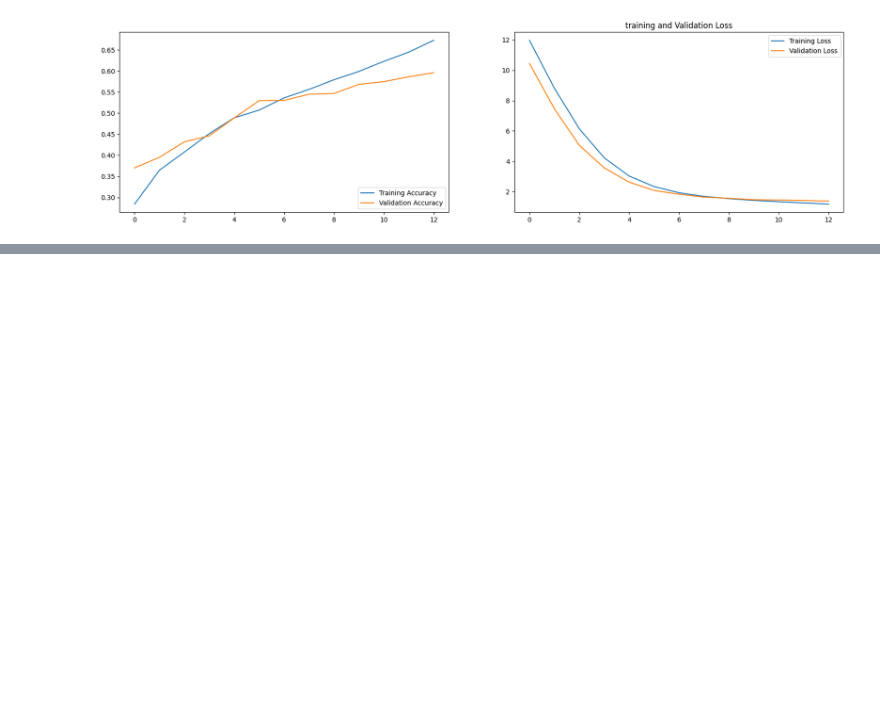
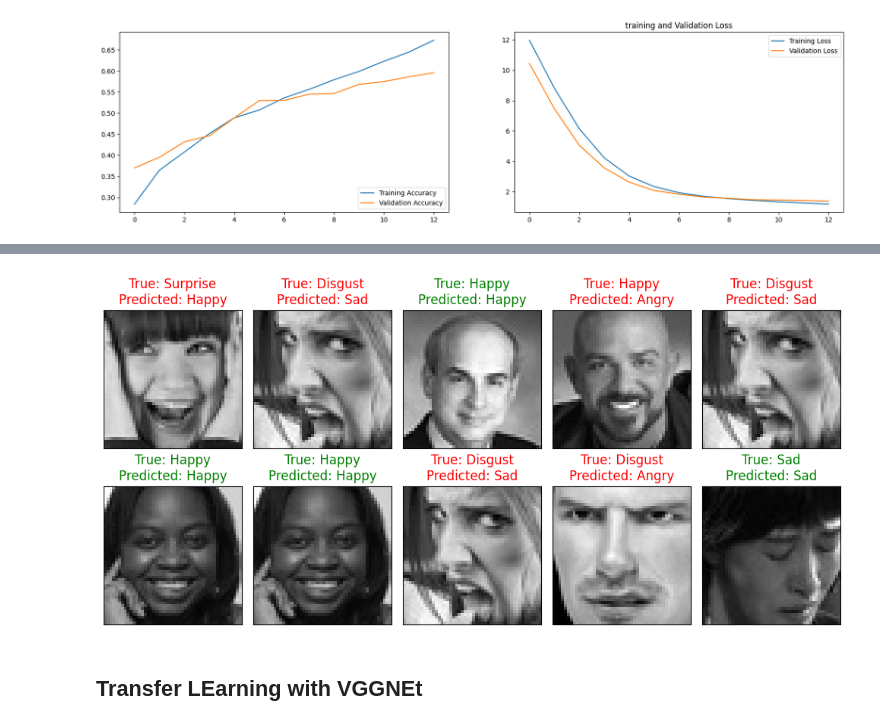
Before and after one commit to kamijoseph/FER2013-Emotion-Detection, a Jupyter notebook: notebooks/emotion_detection.ipynb, the cells around one changed output, grey strips where cells are left out. Saved outputs shown, nothing was run; the diff lists cells and outputs as text; code cells hidden in the pictures; blank space fills up the shorter version.

```diff
--- a/notebooks/emotion_detection.ipynb
+++ b/notebooks/emotion_detection.ipynb
@@ -541,0 +554,37 @@ plot_train_history(history)
+# %%
+# Emotion classes for the dataset
+Emotion_Classes = ['Angry', 'Disgust', 'Fear', 'Happy', 'Neutral', 'Sad', 'Surprise']
+
+# Assuming test_generator and model are already defined
+batch_size = test_generator.batch_size
+
+# Selecting a random batch from the test generator
+Random_batch = np.random.randint(0, len(test_generator) - 1)
+
+# Selecting random image indices from the batch
+Random_Img_Index = np.random.randint(0, batch_size, 10)
+
+# Setting up the plot
+fig, axes = plt.subplots(nrows=2, ncols=5, figsize=(10, 5),
+                         subplot_kw={'xticks': [], 'yticks': []})
+
+for i, ax in enumerate(axes.flat):
+    # Fetching the random image and its label
+    Random_Img = test_generator[Random_batch][0][Random_Img_Index[i]]
+    Random_Img_Label = np.argmax(test_generator[Random_batch][1][Random_Img_Index[i]], axis=0)
+
+    # Making a prediction using the model
+    Model_Prediction = np.argmax(model.predict(tf.expand_dims(Random_Img, axis=0), verbose=0), axis=1)[0]
+
+    # Displaying the image
+    ax.imshow(Random_Img.squeeze(), cmap='gray')  # Assuming the images are grayscale
+    # Setting the title with true and predicted labels, colored based on correctness
+    color = "green" if Emotion_Classes[Random_Img_Label] == Emotion_Classes[Model_Prediction] else "red"
+    ax.set_title(f"True: {Emotion_Classes[Random_Img_Label]}\nPredicted: {Emotion_Classes[Model_Prediction]}", color=color)
+
+plt.tight_layout()
+plt.show()
+# %% [output]
+[figure, added]
+# %% [markdown]
+## Transfer LEarning with VGGNEt
```
Also changed, not shown: parts of 4 cells of this notebook.
